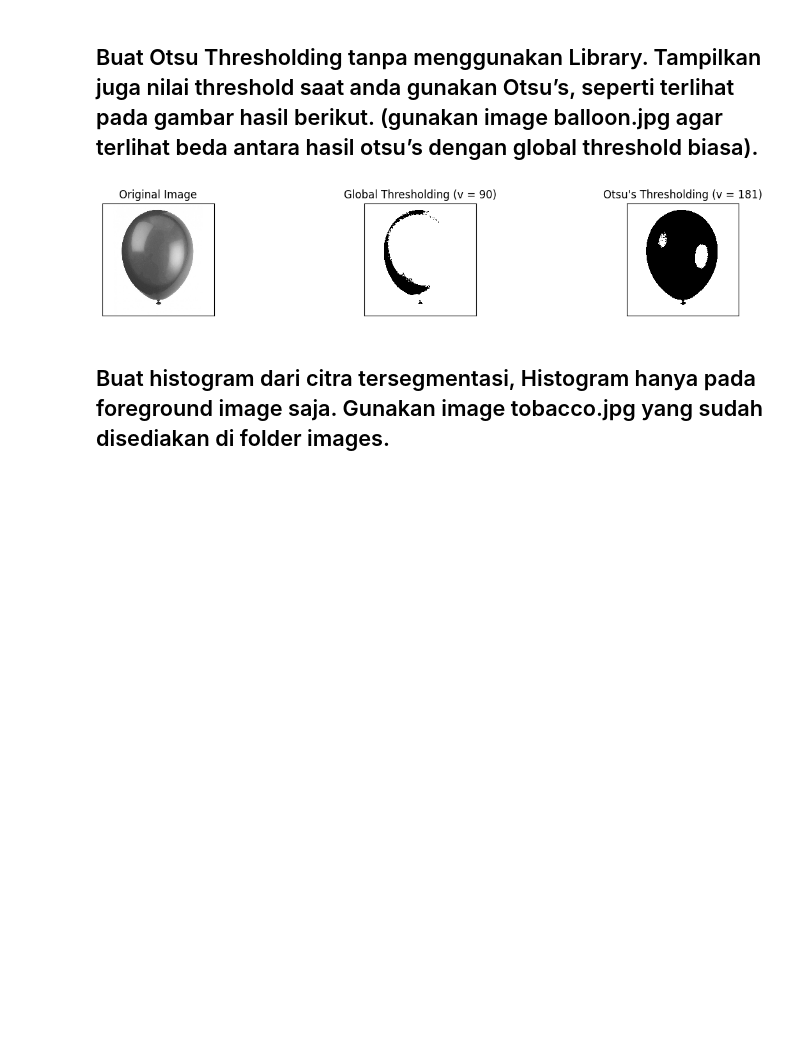
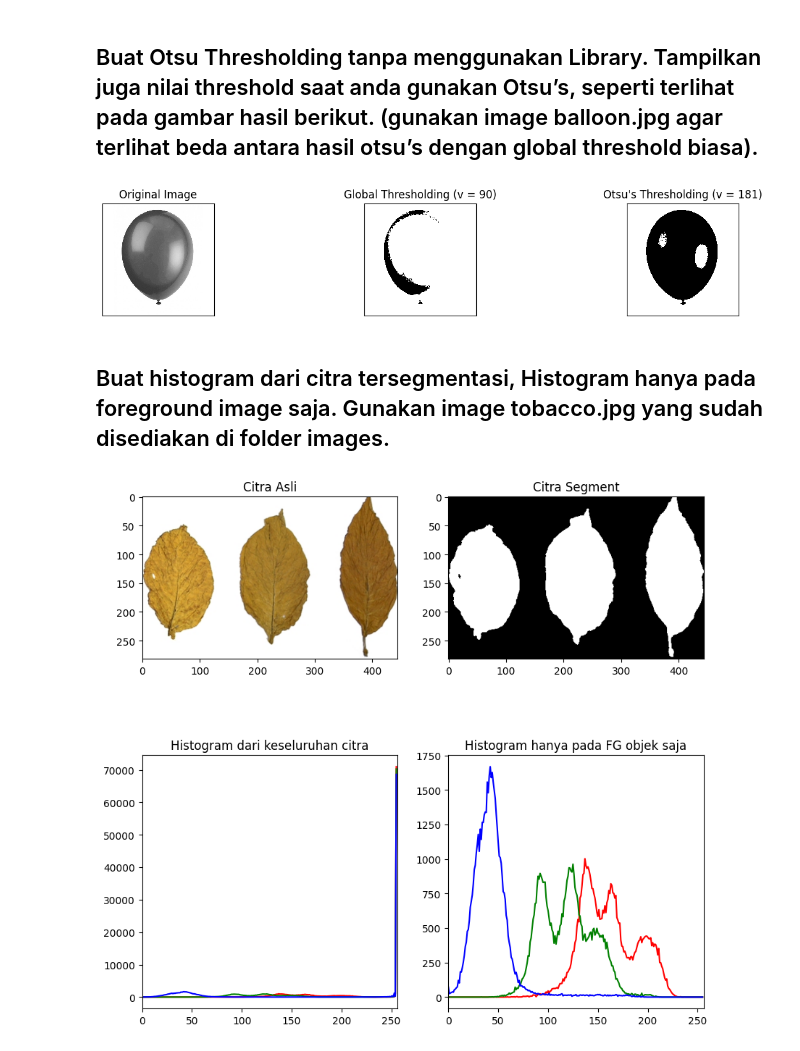
Before and after one commit to AchmadWibawa/PCVK, a Jupyter notebook: Week10.ipynb, the cells around one changed output. Drawn from its saved outputs; the diff is of its cells as text; code cells hidden in the pictures; blank space fills up the shorter version.

```diff
--- a/Week10.ipynb
+++ b/Week10.ipynb
@@ -112,3 +112,42 @@ plt.show()
 [figure]
 # %% [markdown]
 ## Buat histogram dari citra tersegmentasi, Histogram hanya pada foreground image saja. Gunakan image tobacco.jpg yang sudah disediakan di folder images.
+# %%
+# Membaca gambar dari file
+img3 = cv.imread('/content/drive/MyDrive/PCVK/Images/tobacco.jpg')
+img3 = cv.cvtColor(img3,cv.COLOR_BGR2RGB)
+img_gray = cv.cvtColor(img3, cv.COLOR_BGR2GRAY)
+
+_, mask = cv.threshold(img_gray, 200, 255, cv.THRESH_BINARY_INV)
+
+foreground = cv.bitwise_and(img3, img3, mask=mask)
+
+hist_channels = cv.split(foreground)
+hist_list = []
+for i in range(len(hist_channels)):
+    hist = cv.calcHist([hist_channels[i]], [0], None, [256], [0, 256])
+    hist_list.append(hist)
+
+plt.figure(figsize = (10,10))
+plt.subplot(2,2,1),plt.imshow(img3)
+plt.title('Citra Asli')
+plt.subplot(2,2,2),plt.imshow(mask, 'gray')
+plt.title('Citra Segment')
+
+color = ('r', 'g', 'b')
+for i, col in enumerate(color):
+    hist_full = cv.calcHist([img3], [i], None, [256], [0, 256])
+    plt.subplot(2, 2, 3)
+    plt.plot(hist_full, color=col)
+    plt.xlim([0, 256])
+    plt.title('Histogram dari keseluruhan citra')
+
+    hist_fg = cv.calcHist([img3], [i], mask, [256], [0, 256])
+    plt.subplot(2, 2, 4)
+    plt.plot(hist_fg, color=col)
+    plt.xlim([0, 256])
+    plt.title('Histogram hanya pada FG objek saja')
+
+plt.show()
+# %% [output]
+[figure, added]
```
Also changed, not shown: parts of 4 cells of this notebook.
